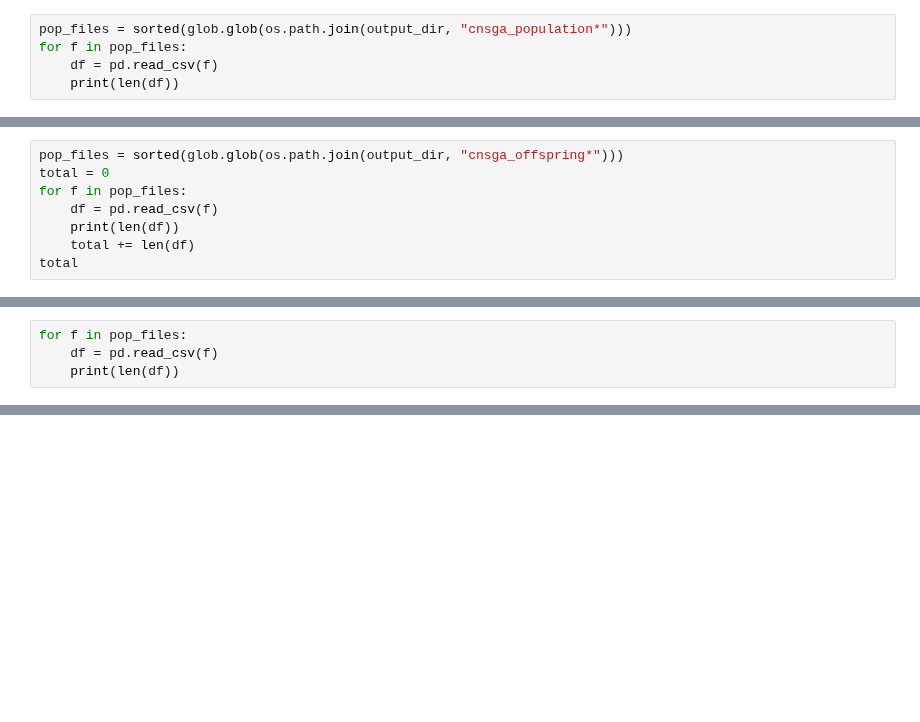
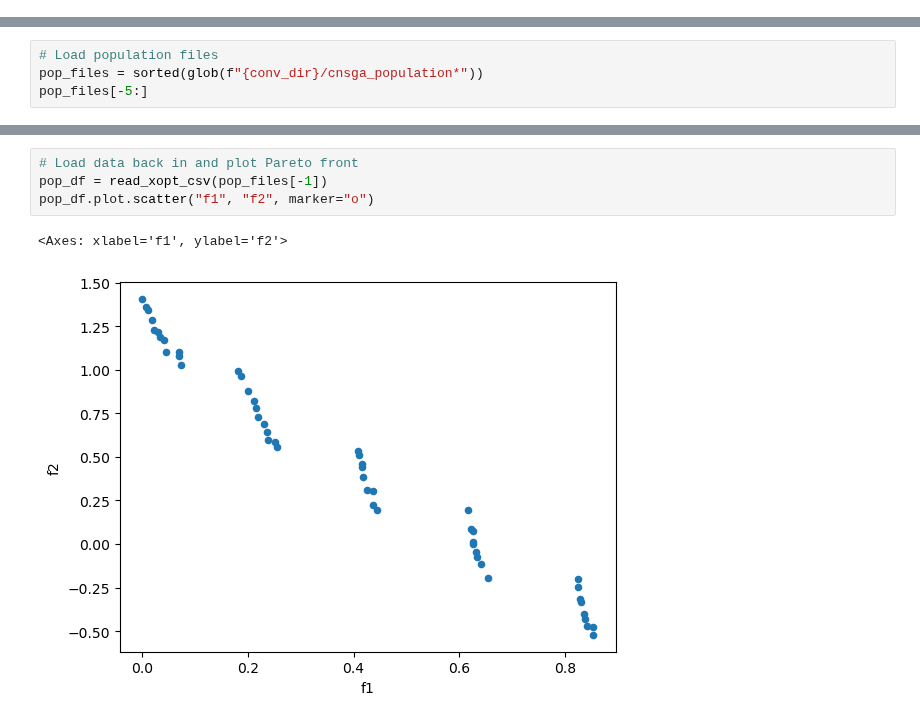
Before and after one commit to xopt-org/Xopt, a Jupyter notebook: docs/examples/ga/nsga2/nsga2_to_cnsga.ipynb, the cells around one changed output, grey strips where cells are left out. Saved outputs shown, nothing was run; the diff lists cells and outputs as text; blank space fills up the shorter version.

```diff
--- a/docs/examples/ga/nsga2/nsga2_to_cnsga.ipynb
+++ b/docs/examples/ga/nsga2/nsga2_to_cnsga.ipynb
@@ -9,5 +0,0 @@ nsga2_to_cnsga("/home/chris/Downloads/xopt-test_3", output_dir, last_n_lines=100
-# %%
-pop_files = sorted(glob.glob(os.path.join(output_dir, "cnsga_population*")))
-for f in pop_files:
-    df = pd.read_csv(f)
-    print(len(df))
@@ -17,8 +0,0 @@ for f in pop_files:
-# %%
-pop_files = sorted(glob.glob(os.path.join(output_dir, "cnsga_offspring*")))
-total = 0
-for f in pop_files:
-    df = pd.read_csv(f)
-    print(len(df))
-    total += len(df)
-total
@@ -29,4 +0,0 @@ total
-# %%
-for f in pop_files:
-    df = pd.read_csv(f)
-    print(len(df))
@@ -35,0 +57,4 @@ for f in pop_files:
+# %%
+# Load population files
+pop_files = sorted(glob(f"{conv_dir}/cnsga_population*"))
+pop_files[-5:]
@@ -35,0 +77,7 @@ for f in pop_files:
+# %%
+# Load data back in and plot Pareto front
+pop_df = read_xopt_csv(pop_files[-1])
+pop_df.plot.scatter("f1", "f2", marker="o")
+# %% [output]
+<Axes: xlabel='f1', ylabel='f2'>
+[figure, added]
```
Also changed, not shown: parts of 23 cells of this notebook, 1 other file.
